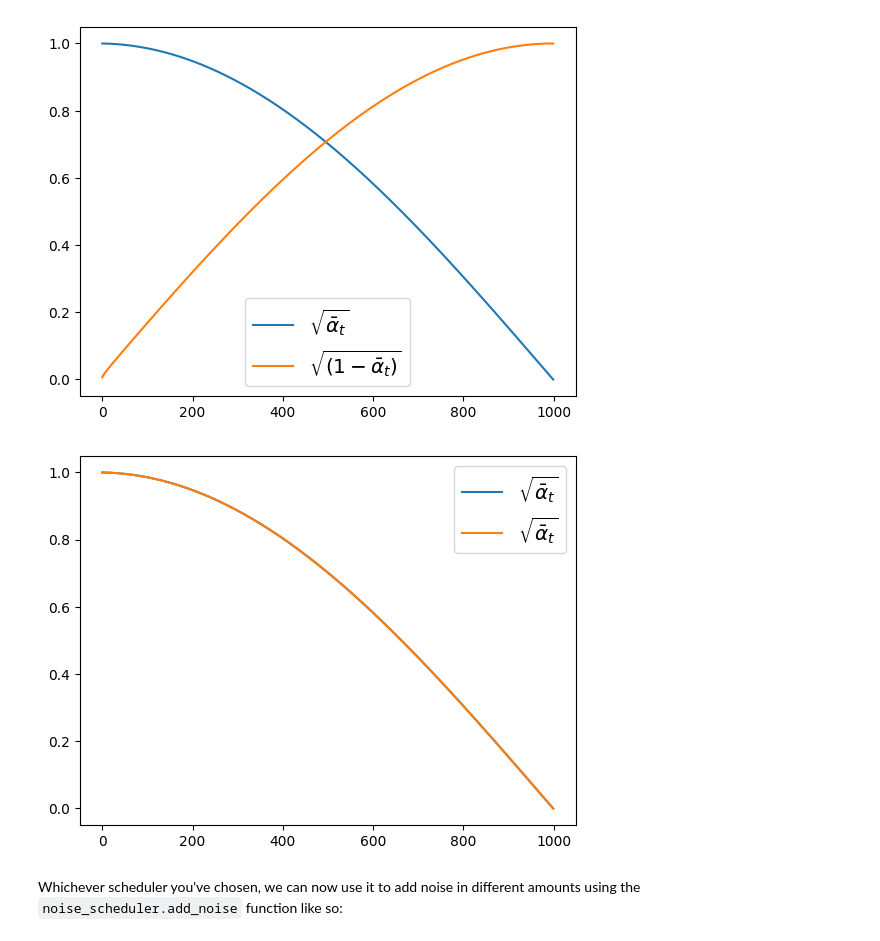
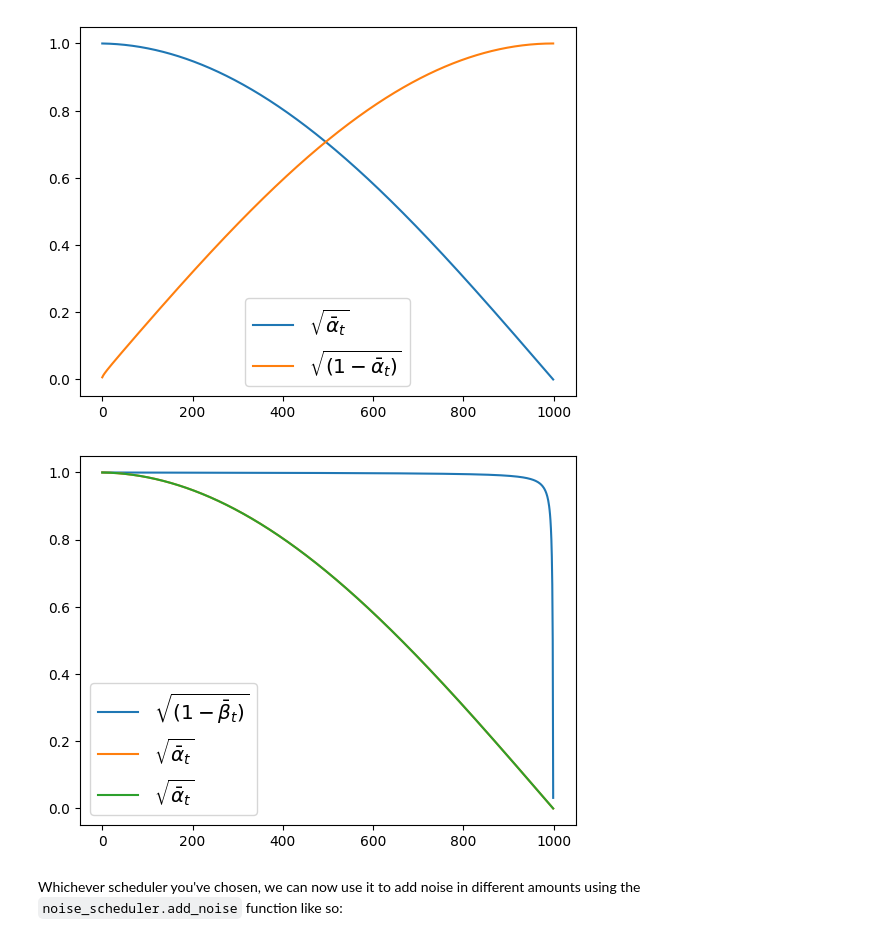
Before and after one commit to minghevong/Difix3D, a Jupyter notebook: unit1/01_introduction_to_diffusers.ipynb, the cells around one changed output. Drawn from its saved outputs; the diff is of its cells as text; code cells hidden in the pictures.

```diff
--- a/unit1/01_introduction_to_diffusers.ipynb
+++ b/unit1/01_introduction_to_diffusers.ipynb
@@ -290,11 +290,12 @@ plt.legend(fontsize="x-large");
 # %%
 b = (1-noise_scheduler.betas.cpu())**0.5
 # %%
+plt.plot(b, label=r"$\sqrt{(1 - \bar{\beta}_t)}$")
 plt.plot(torch.cumprod(b, dim=0), label=r"${\sqrt{\bar{\alpha}_t}}$")
 plt.plot(noise_scheduler.alphas_cumprod.cpu() ** 0.5, label=r"${\sqrt{\bar{\alpha}_t}}$")
 plt.legend(fontsize="x-large");
 # %% [output]
-[figure, old version]
+[figure, new version]
 # %% [markdown]
 Whichever scheduler you've chosen, we can now use it to add noise in different amounts using the `noise_scheduler.add_noise` function like so:
 # %%
```
